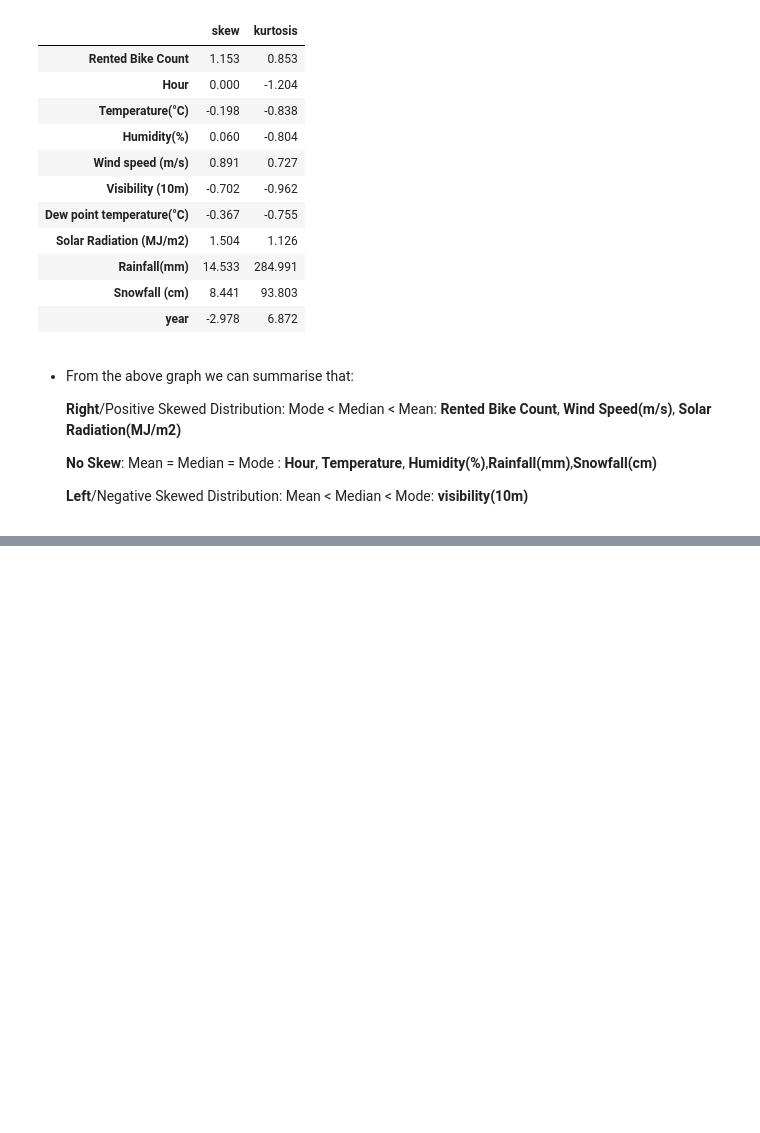
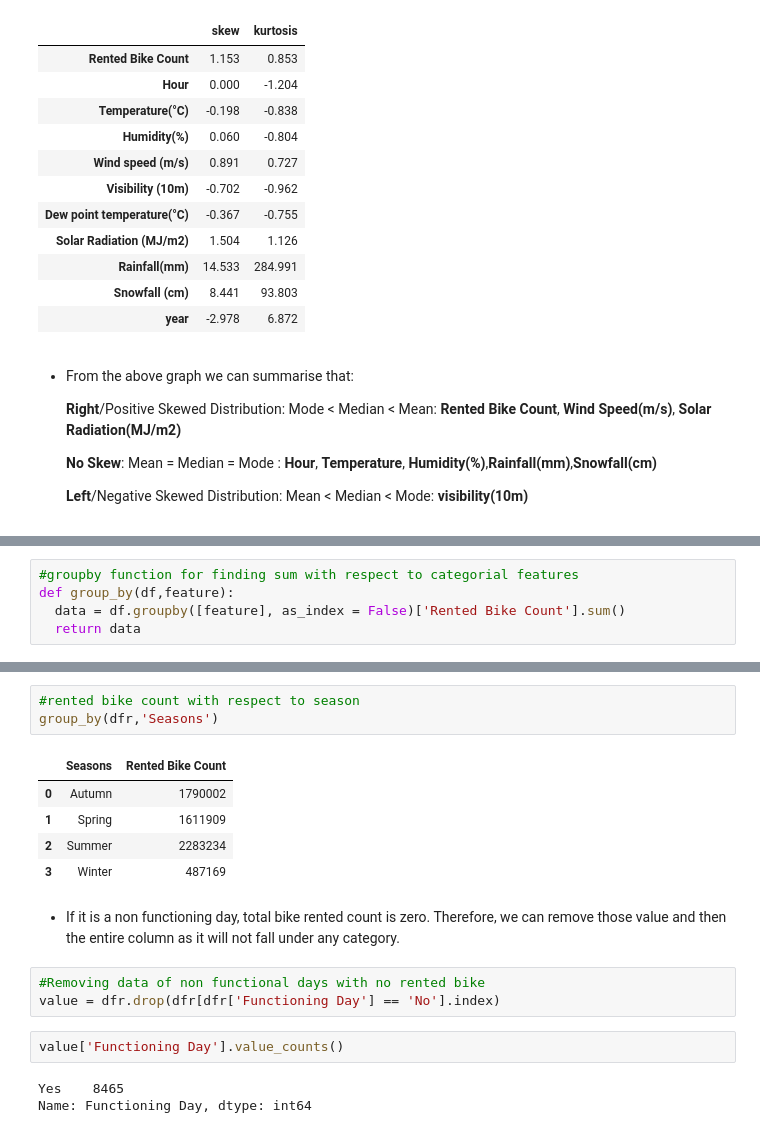
Before and after one commit to abhinav4201/Regression-Bike-Sharing-Demand-Prediction, a Jupyter notebook: Bike_Sharing_Demand_Prediction_Capstone_Project.ipynb, the cells around one changed output, grey strips where cells are left out. Drawn from its saved outputs; the diff is of its cells as text; blank space fills up the shorter version.

```diff
--- a/Bike_Sharing_Demand_Prediction_Capstone_Project.ipynb
+++ b/Bike_Sharing_Demand_Prediction_Capstone_Project.ipynb
@@ -336,0 +369,5 @@ dfr.agg(['skew', 'kurtosis']).T
+# %%
+#groupby function for finding sum with respect to categorial features
+def group_by(df,feature):
+  data = df.groupby([feature], as_index = False)['Rented Bike Count'].sum()
+  return data
@@ -336,0 +395,19 @@ dfr.agg(['skew', 'kurtosis']).T
+# %%
+#rented bike count with respect to season
+group_by(dfr,'Seasons')
+# %% [output]
+|  | Seasons | Rented Bike Count |
+| 0 | Autumn | 1790002 |
+| 1 | Spring | 1611909 |
+| 2 | Summer | 2283234 |
+| 3 | Winter | 487169 |
+# %% [markdown]
+* If it is a non functioning day, total bike rented count is zero. Therefore, we can remove those value and then the entire column as it will not fall under any category.
+# %%
+#Removing data of non functional days with no rented bike
+value = dfr.drop(dfr[dfr['Functioning Day'] == 'No'].index)
+# %%
+value['Functioning Day'].value_counts()
+# %% [output]
+Yes    8465
+Name: Functioning Day, dtype: int64
```
Also changed, not shown: parts of 13 cells of this notebook.
